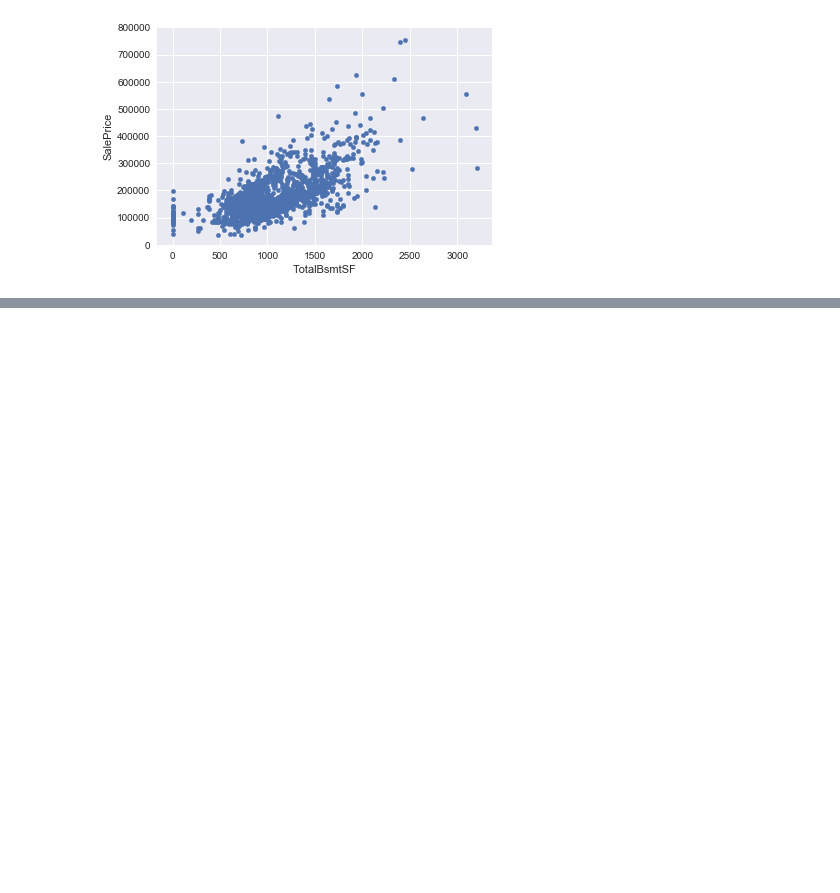
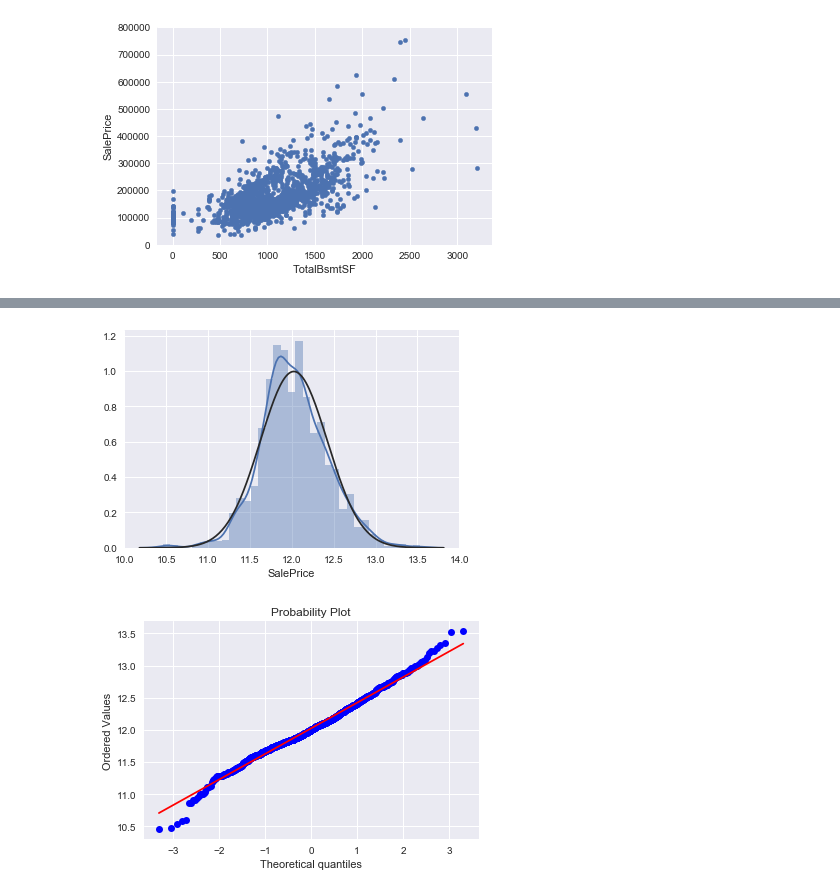
Before and after one commit to Catherinesdataanalytics/Kaggle, a Jupyter notebook: House Price Prediction2017/House Price Prediction-01-EDA.ipynb, the cells around one changed output, grey strips where cells are left out. Cells and saved outputs as stored; diff of their text form; code cells hidden in the pictures; blank space fills up the shorter version.

```diff
--- a/House Price Prediction2017/House Price Prediction-01-EDA.ipynb
+++ b/House Price Prediction2017/House Price Prediction-01-EDA.ipynb
@@ -209,0 +240,13 @@ data.plot.scatter(x=var, y='SalePrice', ylim=(0,800000));
+# %%
+df_train['SalePrice'] = np.log(df_train['SalePrice'])
+# %%
+sns.distplot(df_train['SalePrice'], fit=norm);
+fig = plt.figure()
+res = stats.probplot(df_train['SalePrice'], plot=plt)
+#But everything's not lost.
+#A simple data transformation can solve the problem.
+#This is one of the awesome things you can learn in statistical books:
+#in case of positive skewness, log transformations usually works well
+# %% [output]
+[figure, added]
+[figure, added]
```
Also changed, not shown: parts of 21 cells of this notebook.
